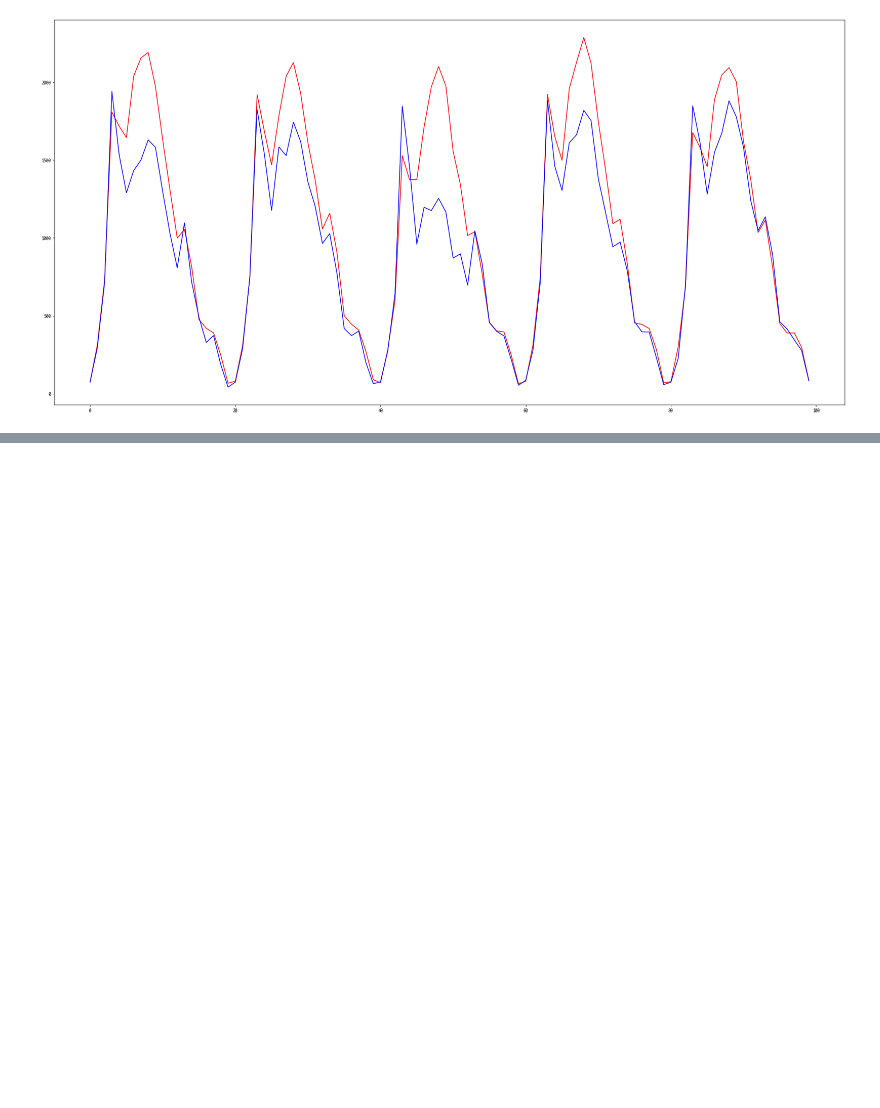
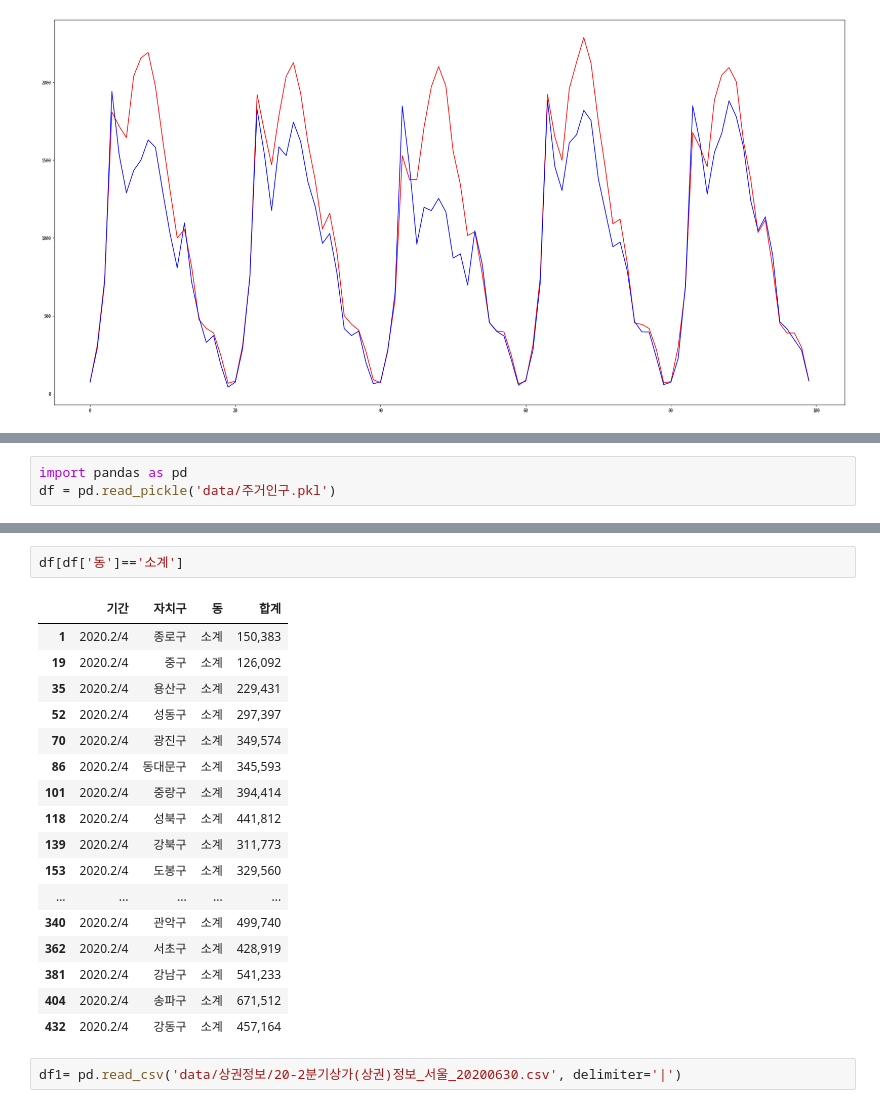
Before and after one commit to Changyoon-Lee/big_contest, a Jupyter notebook: modeling/Untitled.ipynb, the cells around one changed output, grey strips where cells are left out. Drawn from its saved outputs; the diff is of its cells as text; blank space fills up the shorter version.

```diff
--- a/modeling/Untitled.ipynb
+++ b/modeling/Untitled.ipynb
@@ -94,0 +81,3 @@ AttributeError: 'Line2D' object has no property 'figsize'
+# %%
+import pandas as pd
+df = pd.read_pickle('data/주거인구.pkl')
@@ -94,0 +100,22 @@ AttributeError: 'Line2D' object has no property 'figsize'
+# %%
+df[df['동']=='소계']
+# %% [output]
+|  | 기간 | 자치구 | 동 | 합계 |
+| 1 | 2020.2/4 | 종로구 | 소계 | 150,383 |
+| 19 | 2020.2/4 | 중구 | 소계 | 126,092 |
+| 35 | 2020.2/4 | 용산구 | 소계 | 229,431 |
+| 52 | 2020.2/4 | 성동구 | 소계 | 297,397 |
+| 70 | 2020.2/4 | 광진구 | 소계 | 349,574 |
+| 86 | 2020.2/4 | 동대문구 | 소계 | 345,593 |
+| 101 | 2020.2/4 | 중랑구 | 소계 | 394,414 |
+| 118 | 2020.2/4 | 성북구 | 소계 | 441,812 |
+| 139 | 2020.2/4 | 강북구 | 소계 | 311,773 |
+| 153 | 2020.2/4 | 도봉구 | 소계 | 329,560 |
+| ... | ... | ... | ... | ... |
+| 340 | 2020.2/4 | 관악구 | 소계 | 499,740 |
+| 362 | 2020.2/4 | 서초구 | 소계 | 428,919 |
+| 381 | 2020.2/4 | 강남구 | 소계 | 541,233 |
+| 404 | 2020.2/4 | 송파구 | 소계 | 671,512 |
+| 432 | 2020.2/4 | 강동구 | 소계 | 457,164 |
+# %%
+df1= pd.read_csv('data/상권정보/20-2분기상가(상권)정보_서울_20200630.csv', delimiter='|')
```
Also changed, not shown: parts of 5 cells of this notebook, 2 other files.
